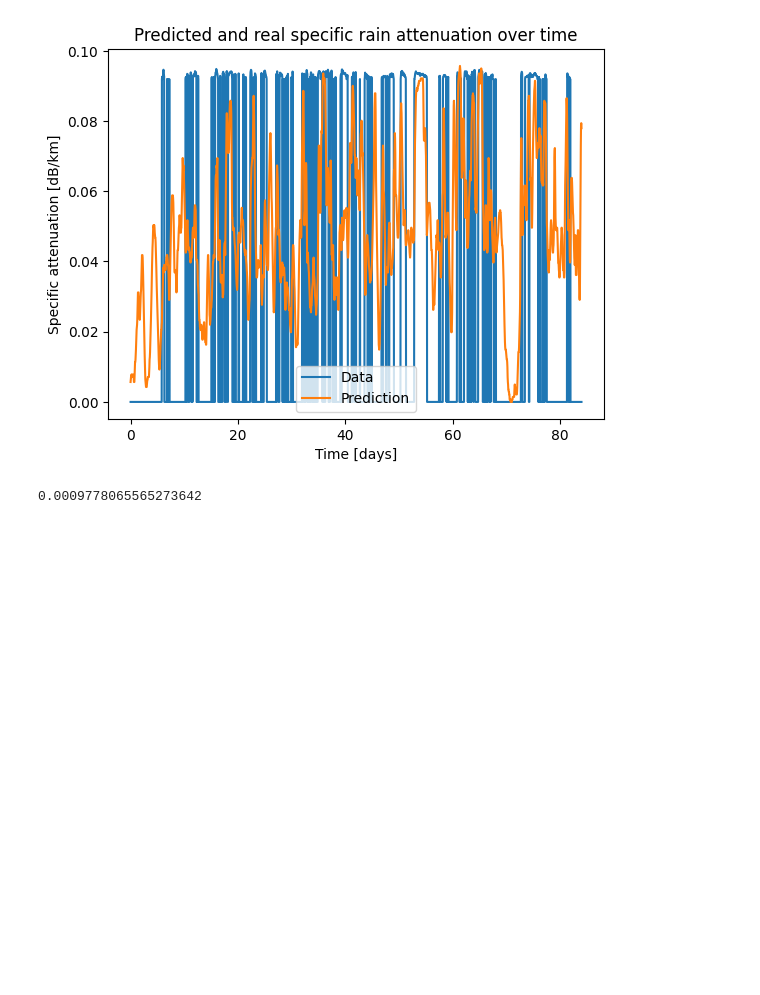
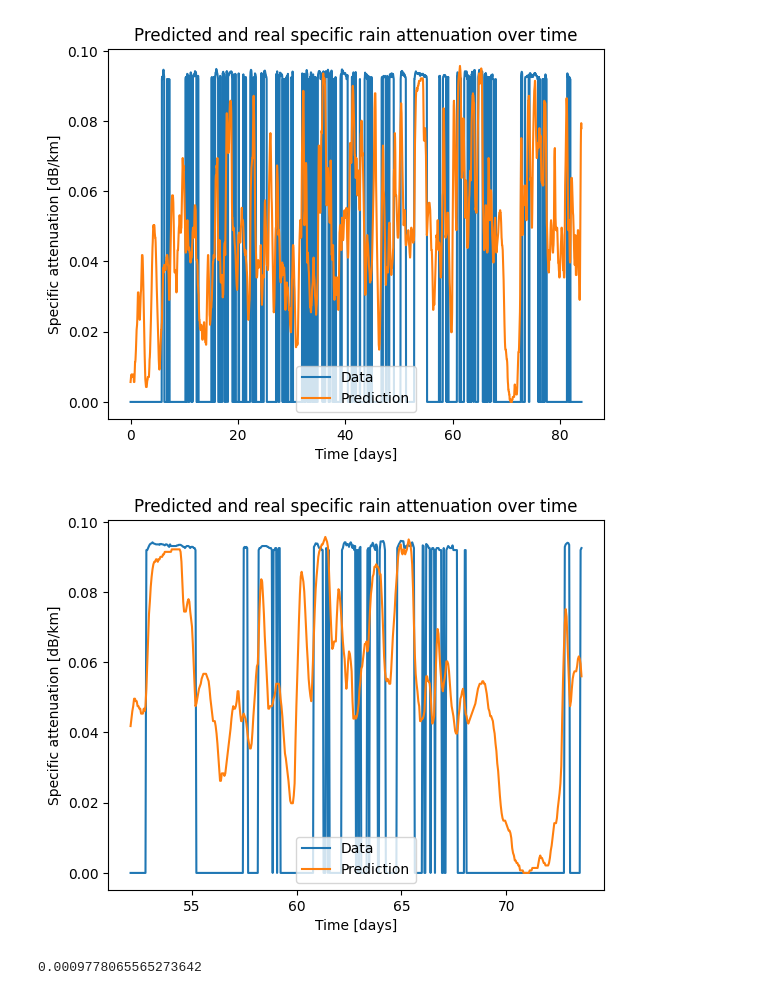
Before and after one commit to eindH/AT-Conv-LSTM, a Jupyter notebook: prediction.ipynb, the cells around one changed output. Drawn from its saved outputs; the diff is of its cells as text; code cells hidden in the pictures; blank space fills up the shorter version.

```diff
--- a/prediction.ipynb
+++ b/prediction.ipynb
@@ -57,11 +57,13 @@ test_w = np.reshape(test_w,(test_w.shape[0], test_w.shape[1], 1))
 # %%
 #load model
 with CustomObjectScope({'AttentionLayer': AttentionLayer,'AttentionWithContext':AttentionWithContext}):
-	json_file = open('model/conv_lstm.json', 'r')
+	json_file = open('model/conv_lstm-MSE0.0009778.json', 'r')
+	#json_file = open('model/conv_lstm-MSE0.00149.json', 'r')
 	loaded_model_json = json_file.read()
 	json_file.close()
 	cnn_lstm_model = model_from_json(loaded_model_json)
-	cnn_lstm_model.load_weights("model/model_0010-0.0001.h5", 'r')
+	cnn_lstm_model.load_weights("model/model_0010-0.0001-MSE0.0009778.h5", 'r')
+	#cnn_lstm_model.load_weights("model/conv_lstm-MSE0.00149.h5", 'r')
 # %% [output]
 NAME:  attention_with_context_1
 # %%
@@ -99,6 +101,33 @@ plt.show()
 predict_size: 2016
 [figure]
 [figure]
+# %%
+#print(test_data.shape,test_w.shape,test_d.shape)
+#predicted = predict_point_by_point(cnn_lstm_model, [test_data,test_w,test_d])
+pred_med = (np.max(predicted) - np.min(predicted))
+pred_min = np.min(predicted)
+
+coefficient = np.max(data1)/np.max(predicted - np.min(predicted)) #Remove the -ve at the start if data is flipped
+scaled_prediction = - coefficient * (predicted  - np.min(predicted))
+scaled_prediction = scaled_prediction - np.min(scaled_prediction)
+
+#time_length = 80
+#start_index = 0
+#x_axis = np.arange(start_index/24,time_length*24)/24
+#print(len(x_axis), len(data1[start_index:start_index+time_length*24]), scaled_prediction[start_index:start_index+time_length*24])
+zoom_start = 1250
+zoom_end = 250
+end_days = (len(scaled_prediction)-zoom_end)/24
+day_axis = np.linspace(start=zoom_start/24,stop=end_days,num=len(data1[-2032+zoom_start:-16-zoom_end-1]))
+plt.plot(day_axis,data1[-2032+zoom_start:-16-zoom_end-1])
+plt.plot(day_axis,scaled_prediction[zoom_start:-zoom_end-1])
+plt.legend(["Data", "Prediction"], loc='lower center')
+plt.xlabel("Time [days]")
+plt.ylabel("Specific attenuation [dB/km]")
+plt.title("Predicted and real specific rain attenuation over time")
+plt.show()
+# %% [output]
+[figure, added]
 # %%
 MSE = np.sum((data1[start_index:start_index+time_length*24] - scaled_prediction[0:time_length*24])**2)/len(scaled_prediction[0:time_length*24])
 MSE
```
